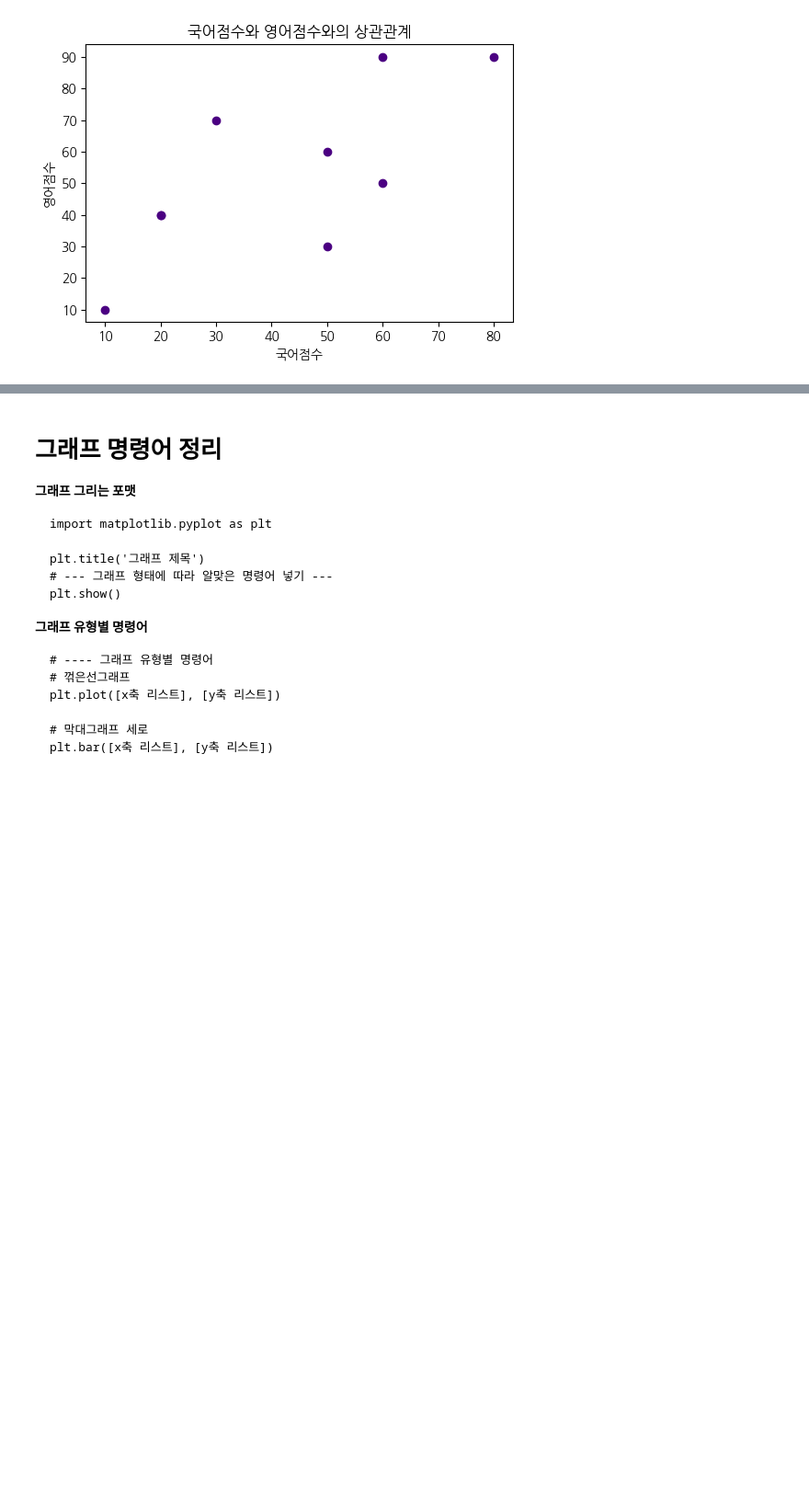
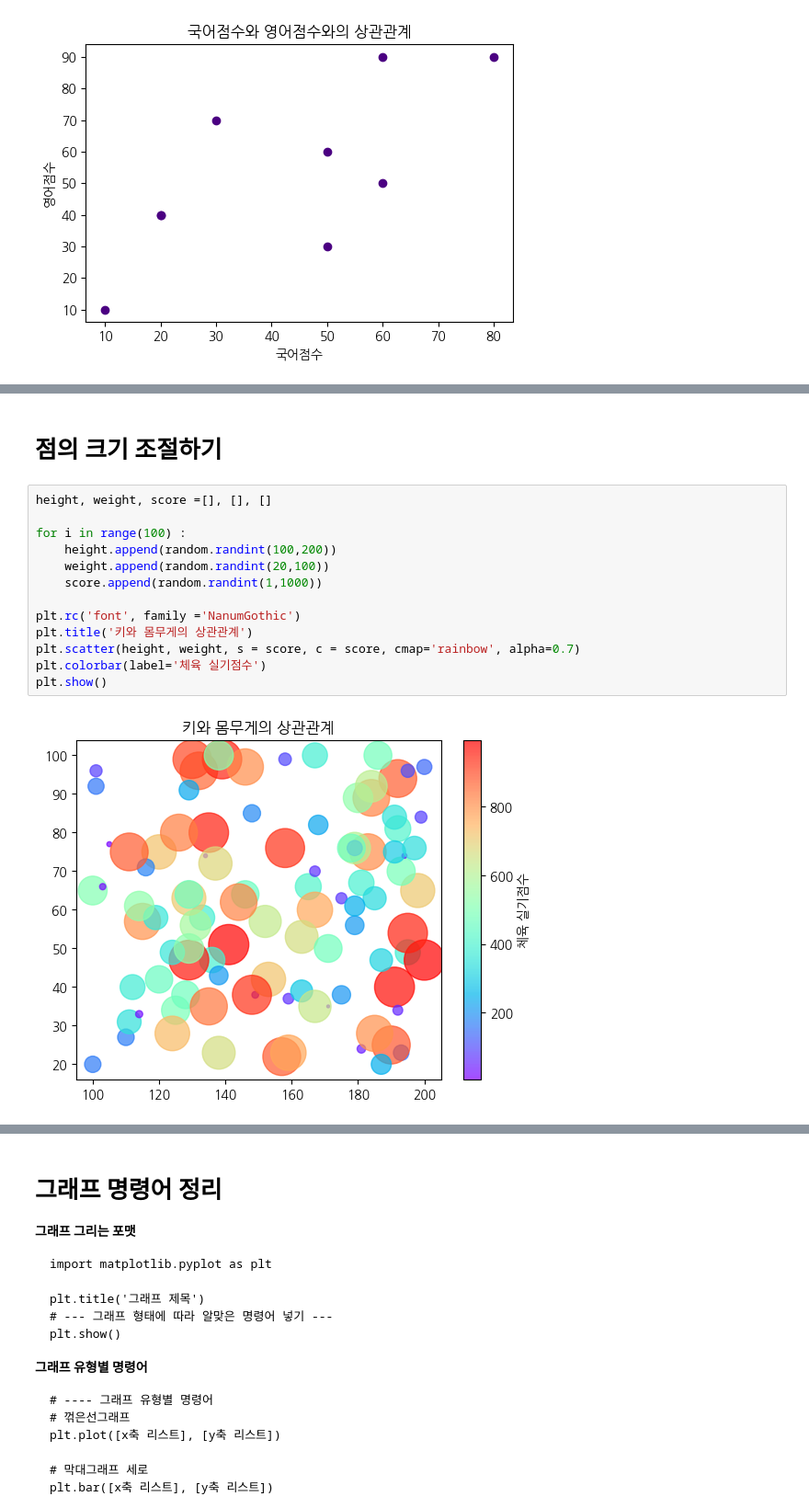
Before and after one commit to formula008/23_02_SW-AI-BigData_Mentoring, a Jupyter notebook: 03강_(완성본)_데이터시각화.ipynb, the cells around one changed output, grey strips where cells are left out. Shown: that part at 92% size. Drawn from its saved outputs; the diff is of its cells as text; blank space fills up the shorter version.

```diff
--- a/03강_(완성본)_데이터시각화.ipynb
+++ b/03강_(완성본)_데이터시각화.ipynb
@@ -405,0 +443,17 @@ plt.show()
+# %% [markdown]
+# 점의 크기 조절하기
+# %%
+height, weight, score =[], [], []
+
+for i in range(100) :
+    height.append(random.randint(100,200))
+    weight.append(random.randint(20,100))
+    score.append(random.randint(1,1000))
+
+plt.rc('font', family ='NanumGothic')
+plt.title('키와 몸무게의 상관관계')
+plt.scatter(height, weight, s = score, c = score, cmap='rainbow', alpha=0.7)
+plt.colorbar(label='체육 실기점수')
+plt.show()
+# %% [output]
+[figure, added]
```
Also changed, not shown: parts of 20 cells of this notebook.
